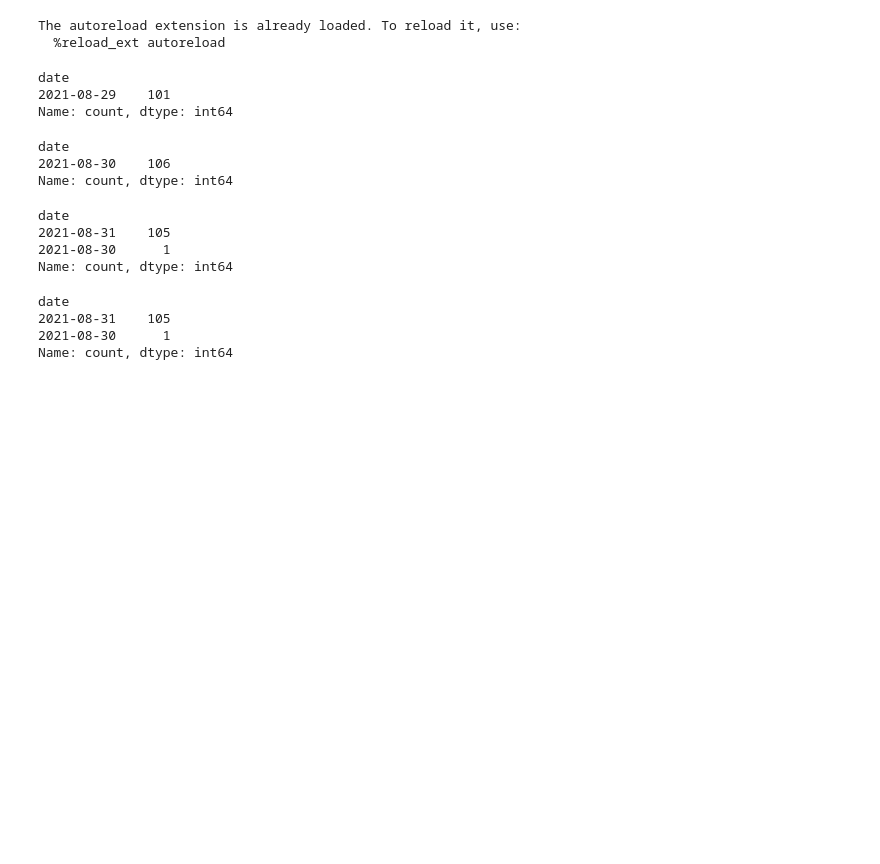
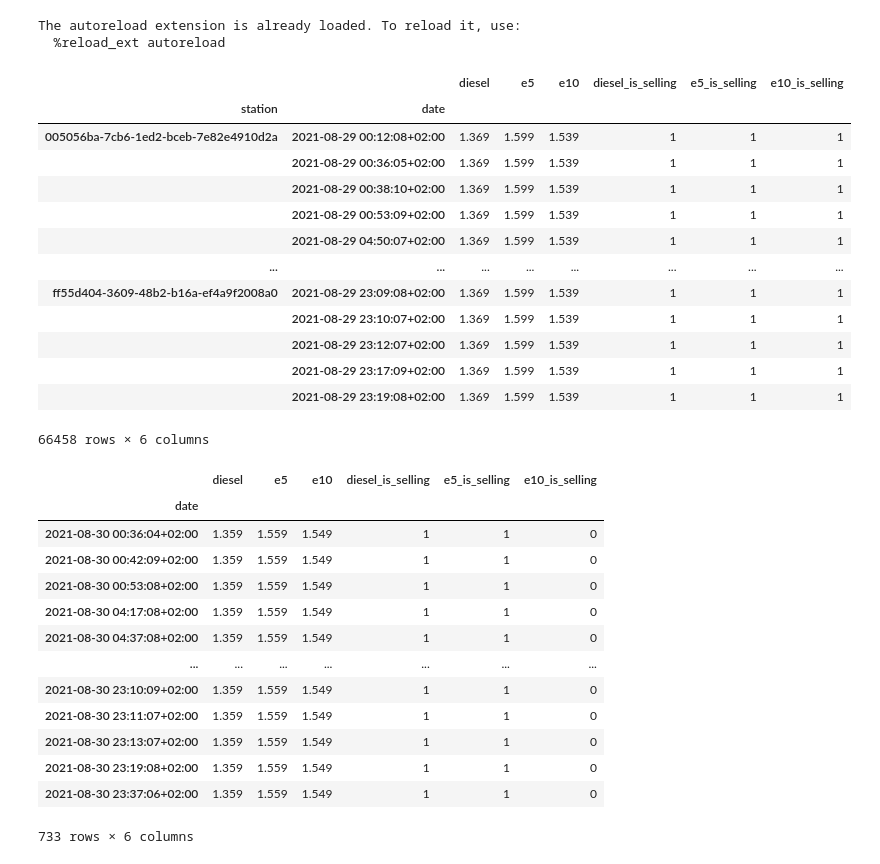
Before and after one commit to petrol-price-predictor/jurassic-juice-juggler, a Jupyter notebook: test_notepad.ipynb, the cells around one changed output. Cells and saved outputs as stored; diff of their text form; code cells hidden in the pictures; blank space fills up the shorter version.

Commit message:
fixed zero prices and added new columns for if selling or not

```diff
--- a/test_notepad.ipynb
+++ b/test_notepad.ipynb
@@ -108,29 +108,40 @@ rawprocessor = RawPriceProcessor(PRICES_DIR, (PROCESSED_PRICES / 'test'), **subs
 # %%
 one = 'data/prices/2021/08/2021-08-29-prices.csv'
 two = 'data/prices/2021/08/2021-08-30-prices.csv'
 three = 'data/prices/2021/08/2021-08-31-prices.csv'
 
 rawprocessor.process_file(one)
-display(rawprocessor.last_closing_prices.date.dt.date.value_counts())
+display(rawprocessor.last_processed)
 rawprocessor.process_file(two)
-display(rawprocessor.last_closing_prices.date.dt.date.value_counts())
+display(rawprocessor.last_processed)
 rawprocessor.process_file(three)
-display(rawprocessor.last_closing_prices.date.dt.date.value_counts())
+display(rawprocessor.last_processed)
 # %% [output]
+|  |  | diesel | e5 | e10 | diesel_is_selling | e5_is_selling | e10_is_selling |
+| station | date |  |  |  |  |  |  |
+| 005056ba-7cb6-1ed2-bceb-7e82e4910d2a | 2021-08-29 00:12:08+02:00 | 1.369 | 1.599 | 1.539 | 1 | 1 | 1 |
+|  | 2021-08-29 00:36:05+02:00 | 1.369 | 1.599 | 1.539 | 1 | 1 | 1 |
+|  | 2021-08-29 00:38:10+02:00 | 1.369 | 1.599 | 1.539 | 1 | 1 | 1 |
+|  | 2021-08-29 00:53:09+02:00 | 1.369 | 1.599 | 1.539 | 1 | 1 | 1 |
+|  | 2021-08-29 04:50:07+02:00 | 1.369 | 1.599 | 1.539 | 1 | 1 | 1 |
+| ... | ... | ... | ... | ... | ... | ... | ... |
+| ff55d404-3609-48b2-b16a-ef4a9f2008a0 | 2021-08-29 23:09:08+02:00 | 1.369 | 1.599 | 1.539 | 1 | 1 | 1 |
+|  | 2021-08-29 23:10:07+02:00 | 1.369 | 1.599 | 1.539 | 1 | 1 | 1 |
+|  | 2021-08-29 23:12:07+02:00 | 1.369 | 1.599 | 1.539 | 1 | 1 | 1 |
+|  | 2021-08-29 23:17:09+02:00 | 1.369 | 1.599 | 1.539 | 1 | 1 | 1 |
+|  | 2021-08-29 23:19:08+02:00 | 1.369 | 1.599 | 1.539 | 1 | 1 | 1 |
-date
-2021-08-29    101
-Name: count, dtype: int64
+66458 rows × 6 columns
+|  | diesel | e5 | e10 | diesel_is_selling | e5_is_selling | e10_is_selling |
+| date |  |  |  |  |  |  |
+| 2021-08-30 00:36:04+02:00 | 1.359 | 1.559 | 1.549 | 1 | 1 | 0 |
+| 2021-08-30 00:42:09+02:00 | 1.359 | 1.559 | 1.549 | 1 | 1 | 0 |
+| 2021-08-30 00:53:08+02:00 | 1.359 | 1.559 | 1.549 | 1 | 1 | 0 |
+| 2021-08-30 04:17:08+02:00 | 1.359 | 1.559 | 1.549 | 1 | 1 | 0 |
+| 2021-08-30 04:37:08+02:00 | 1.359 | 1.559 | 1.549 | 1 | 1 | 0 |
+| ... | ... | ... | ... | ... | ... | ... |
+| 2021-08-30 23:10:09+02:00 | 1.359 | 1.559 | 1.549 | 1 | 1 | 0 |
+| 2021-08-30 23:11:07+02:00 | 1.359 | 1.559 | 1.549 | 1 | 1 | 0 |
+| 2021-08-30 23:13:07+02:00 | 1.359 | 1.559 | 1.549 | 1 | 1 | 0 |
+| 2021-08-30 23:19:08+02:00 | 1.359 | 1.559 | 1.549 | 1 | 1 | 0 |
+| 2021-08-30 23:37:06+02:00 | 1.359 | 1.559 | 1.549 | 1 | 1 | 0 |
-date
-2021-08-30    106
-Name: count, dtype: int64
+733 rows × 6 columns
-date
-2021-08-31    105
-2021-08-30      1
-Name: count, dtype: int64
-# %%
-display(rawprocessor.last_closing_prices.date.dt.date.value_counts())
-# %% [output]
-date
-2021-08-31    105
-2021-08-30      1
-Name: count, dtype: int64
```
Also changed, not shown: parts of 4 cells of this notebook, 4 other files.
